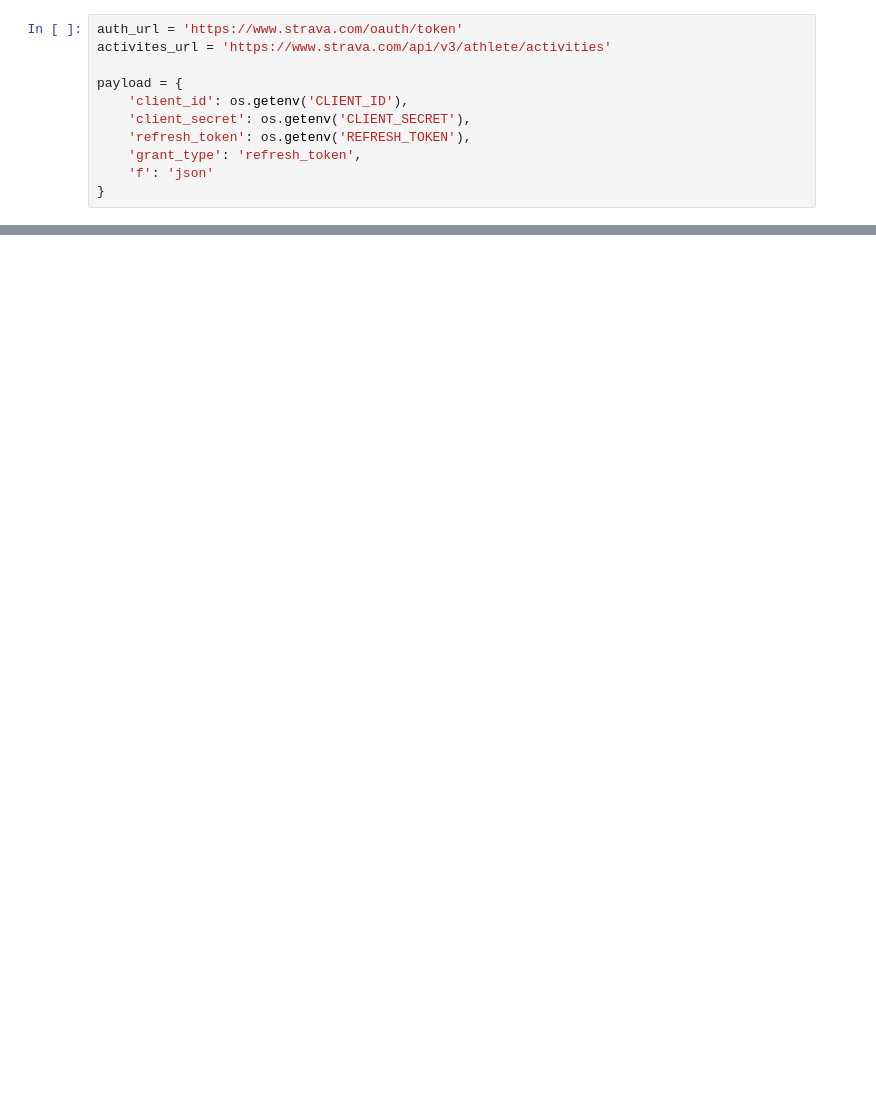
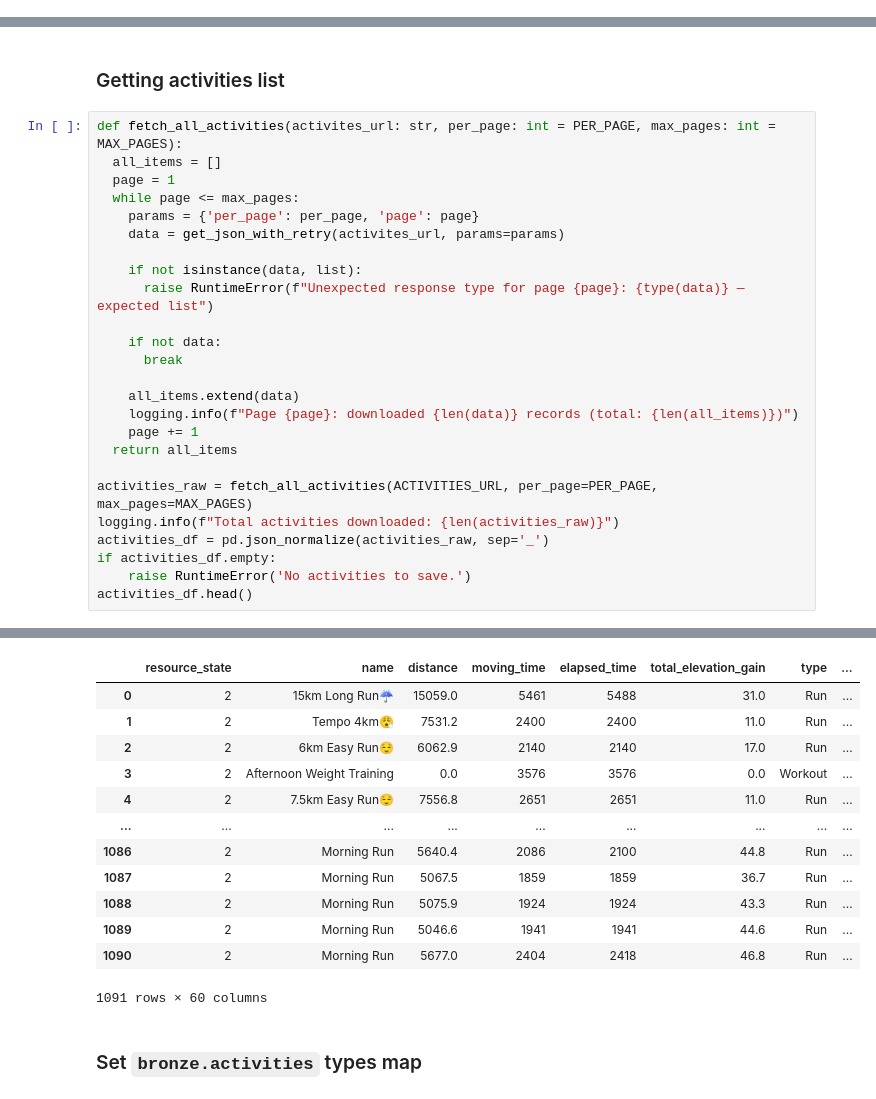
Before and after one commit to lowickib/Strava-Analytics, a Jupyter notebook: 1_API_and_Bronze_Layer.ipynb, the cells around one changed output, grey strips where cells are left out. Cells and saved outputs as stored; diff of their text form; blank space fills up the shorter version.

Commit message:
optimize api and handling errors

```diff
--- a/1_API_and_Bronze_Layer.ipynb
+++ b/1_API_and_Bronze_Layer.ipynb
@@ -26,11 +0,0 @@ True
-# %%
-auth_url = 'https://www.strava.com/oauth/token'
-activites_url = 'https://www.strava.com/api/v3/athlete/activities'
-
-payload = {
-    'client_id': os.getenv('CLIENT_ID'),
-    'client_secret': os.getenv('CLIENT_SECRET'),
-    'refresh_token': os.getenv('REFRESH_TOKEN'),
-    'grant_type': 'refresh_token',
-    'f': 'json'
-}
@@ -466,0 +140,28 @@ len(all_activities_details_df.columns)
+# %% [markdown]
+### Getting activities list
+# %%
+def fetch_all_activities(activites_url: str, per_page: int = PER_PAGE, max_pages: int = MAX_PAGES):
+  all_items = []
+  page = 1
+  while page <= max_pages:
+    params = {'per_page': per_page, 'page': page}
+    data = get_json_with_retry(activites_url, params=params)
+
+    if not isinstance(data, list):
+      raise RuntimeError(f"Unexpected response type for page {page}: {type(data)} — expected list")
+
+    if not data:
+      break
+
+    all_items.extend(data)
+    logging.info(f"Page {page}: downloaded {len(data)} records (total: {len(all_items)})")
+    page += 1
+  return all_items
+
+activities_raw = fetch_all_activities(ACTIVITIES_URL, per_page=PER_PAGE, max_pages=MAX_PAGES)
+logging.info(f"Total activities downloaded: {len(activities_raw)}")
+activities_df = pd.json_normalize(activities_raw, sep='_')
+if activities_df.empty:
+    raise RuntimeError('No activities to save.')
+activities_df.head()
+# %% [output]
@@ -466,0 +175,15 @@ len(all_activities_details_df.columns)
+|  | resource_state | name | distance | moving_time | elapsed_time | total_elevation_gain | type | ... |
+| 0 | 2 | 15km Long Run☔️ | 15059.0 | 5461 | 5488 | 31.0 | Run | ... |
+| 1 | 2 | Tempo 4km😮‍💨 | 7531.2 | 2400 | 2400 | 11.0 | Run | ... |
+| 2 | 2 | 6km Easy Run😌 | 6062.9 | 2140 | 2140 | 17.0 | Run | ... |
+| 3 | 2 | Afternoon Weight Training | 0.0 | 3576 | 3576 | 0.0 | Workout | ... |
+| 4 | 2 | 7.5km Easy Run😌 | 7556.8 | 2651 | 2651 | 11.0 | Run | ... |
+| ... | ... | ... | ... | ... | ... | ... | ... | ... |
+| 1086 | 2 | Morning Run | 5640.4 | 2086 | 2100 | 44.8 | Run | ... |
+| 1087 | 2 | Morning Run | 5067.5 | 1859 | 1859 | 36.7 | Run | ... |
+| 1088 | 2 | Morning Run | 5075.9 | 1924 | 1924 | 43.3 | Run | ... |
+| 1089 | 2 | Morning Run | 5046.6 | 1941 | 1941 | 44.6 | Run | ... |
+| 1090 | 2 | Morning Run | 5677.0 | 2404 | 2418 | 46.8 | Run | ... |
+1091 rows × 60 columns
+# %% [markdown]
+### Set `bronze.activities` types map
```
Also changed, not shown: parts of 53 cells of this notebook.
